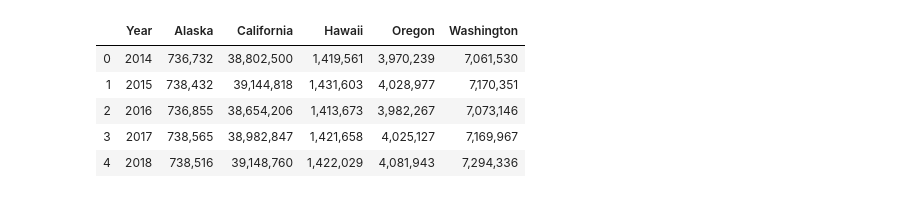
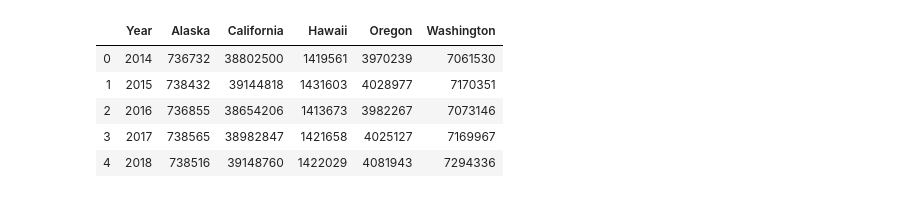
Before and after one commit to deirdrebclark/Project1, a Jupyter notebook: PopAnalysisAll.ipynb, the cells around one changed output. Drawn from its saved outputs; the diff is of its cells as text; code cells hidden in the pictures.

```diff
--- a/PopAnalysisAll.ipynb
+++ b/PopAnalysisAll.ipynb
@@ -62,13 +82,13 @@ GDP_East
 # %%
 #Prepare West Coast population files
-west_pop = "https://media.githubusercontent.com/media/deirdrebclark/Project1/master/output_data/west_pop.csv"
-west_pop = pd.read_csv(west_pop)
-west_pop.columns=['Year','Alaska','California','Hawaii','Oregon','Washington']
-west_pop
+csv_file = pd.read_csv("https://media.githubusercontent.com/media/deirdrebclark/Project1/master/output_data/west_pop.csv",thousands=",")
+west_pop_df = pd.DataFrame(csv_file)
+west_pop_df.columns=['Year','Alaska','California','Hawaii','Oregon','Washington']
+west_pop_df
 # %% [output]
 |  | Year | Alaska | California | Hawaii | Oregon | Washington |
-| 0 | 2014 | 736,732 | 38,802,500 | 1,419,561 | 3,970,239 | 7,061,530 |
-| 1 | 2015 | 738,432 | 39,144,818 | 1,431,603 | 4,028,977 | 7,170,351 |
-| 2 | 2016 | 736,855 | 38,654,206 | 1,413,673 | 3,982,267 | 7,073,146 |
-| 3 | 2017 | 738,565 | 38,982,847 | 1,421,658 | 4,025,127 | 7,169,967 |
-| 4 | 2018 | 738,516 | 39,148,760 | 1,422,029 | 4,081,943 | 7,294,336 |
+| 0 | 2014 | 736732 | 38802500 | 1419561 | 3970239 | 7061530 |
+| 1 | 2015 | 738432 | 39144818 | 1431603 | 4028977 | 7170351 |
+| 2 | 2016 | 736855 | 38654206 | 1413673 | 3982267 | 7073146 |
+| 3 | 2017 | 738565 | 38982847 | 1421658 | 4025127 | 7169967 |
+| 4 | 2018 | 738516 | 39148760 | 1422029 | 4081943 | 7294336 |
```
Also changed, not shown: parts of 13 cells of this notebook.
